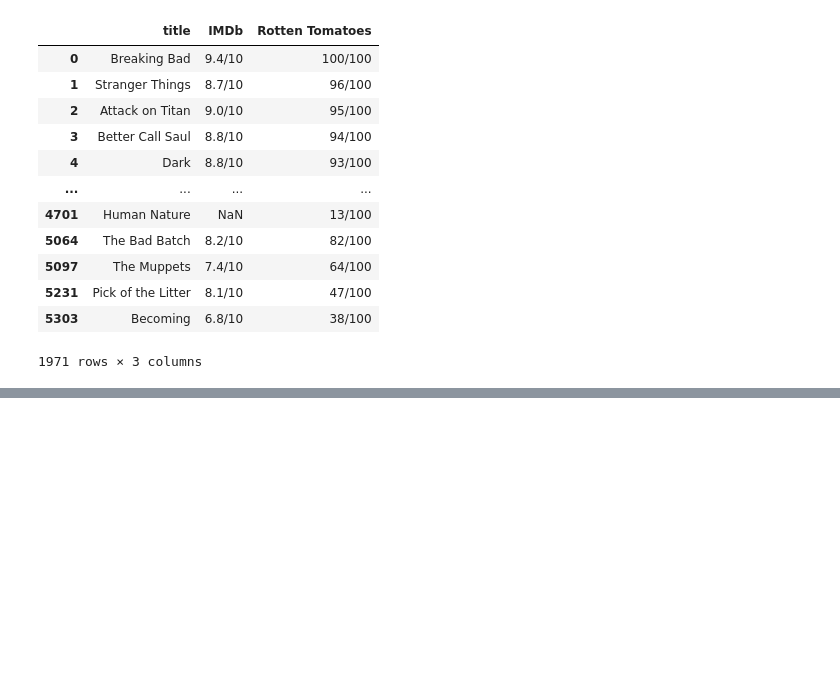
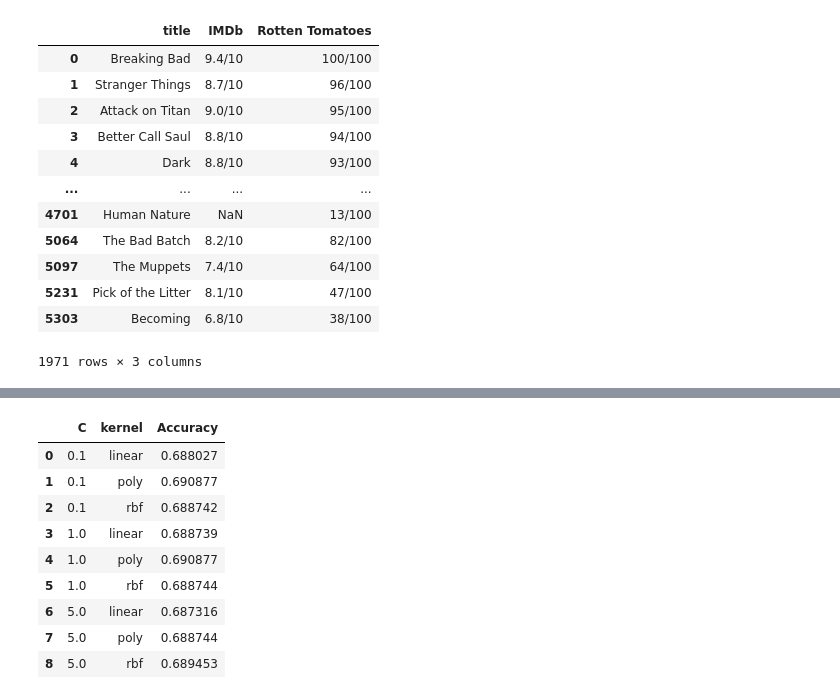
Before and after one commit to Geoff24/Show-Renewal-Prediction, a Jupyter notebook: TV_Shows_Project.ipynb, the cells around one changed output, grey strips where cells are left out. Drawn from its saved outputs; the diff is of its cells as text; code cells hidden in the pictures; blank space fills up the shorter version.

```diff
--- a/TV_Shows_Project.ipynb
+++ b/TV_Shows_Project.ipynb
@@ -113,0 +90,16 @@ print(gridSearch.best_score_)
+# %%
+from sklearn.neighbors import KNeighborsClassifier
+
+knn = KNeighborsClassifier()
+params = {
+    # "n_neighbors" : [1, 50, 100],
+    "n_neighbors" : [1, 50],
+    "weights" : ["uniform", "distance"]
+}
+
+
+gridSearch = GridSearchCV(knn, params)
+gridSearch.fit(x_train, y_train)
+
+a = pd.concat([pd.DataFrame(gridSearch.cv_results_["params"]), pd.DataFrame(gridSearch.cv_results_["mean_test_score"], columns=["Accuracy"])],axis=1)
+a
@@ -113,0 +114,25 @@ print(gridSearch.best_score_)
+# %%
+from sklearn.svm import SVC
+
+svc = SVC()
+params = {
+    "kernel" : ["linear", "poly", "rbf"],
+    "C" : [.1, 1, 5]
+}
+
+gridSearch = GridSearchCV(svc, params)
+gridSearch.fit(x_train, y_train)
+
+a = pd.concat([pd.DataFrame(gridSearch.cv_results_["params"]), pd.DataFrame(gridSearch.cv_results_["mean_test_score"], columns=["Accuracy"])],axis=1)
+a
+# %% [output]
+|  | C | kernel | Accuracy |
+| 0 | 0.1 | linear | 0.688027 |
+| 1 | 0.1 | poly | 0.690877 |
+| 2 | 0.1 | rbf | 0.688742 |
+| 3 | 1.0 | linear | 0.688739 |
+| 4 | 1.0 | poly | 0.690877 |
+| 5 | 1.0 | rbf | 0.688744 |
+| 6 | 5.0 | linear | 0.687316 |
+| 7 | 5.0 | poly | 0.688744 |
+| 8 | 5.0 | rbf | 0.689453 |
```
Also changed, not shown: parts of 10 cells of this notebook.
